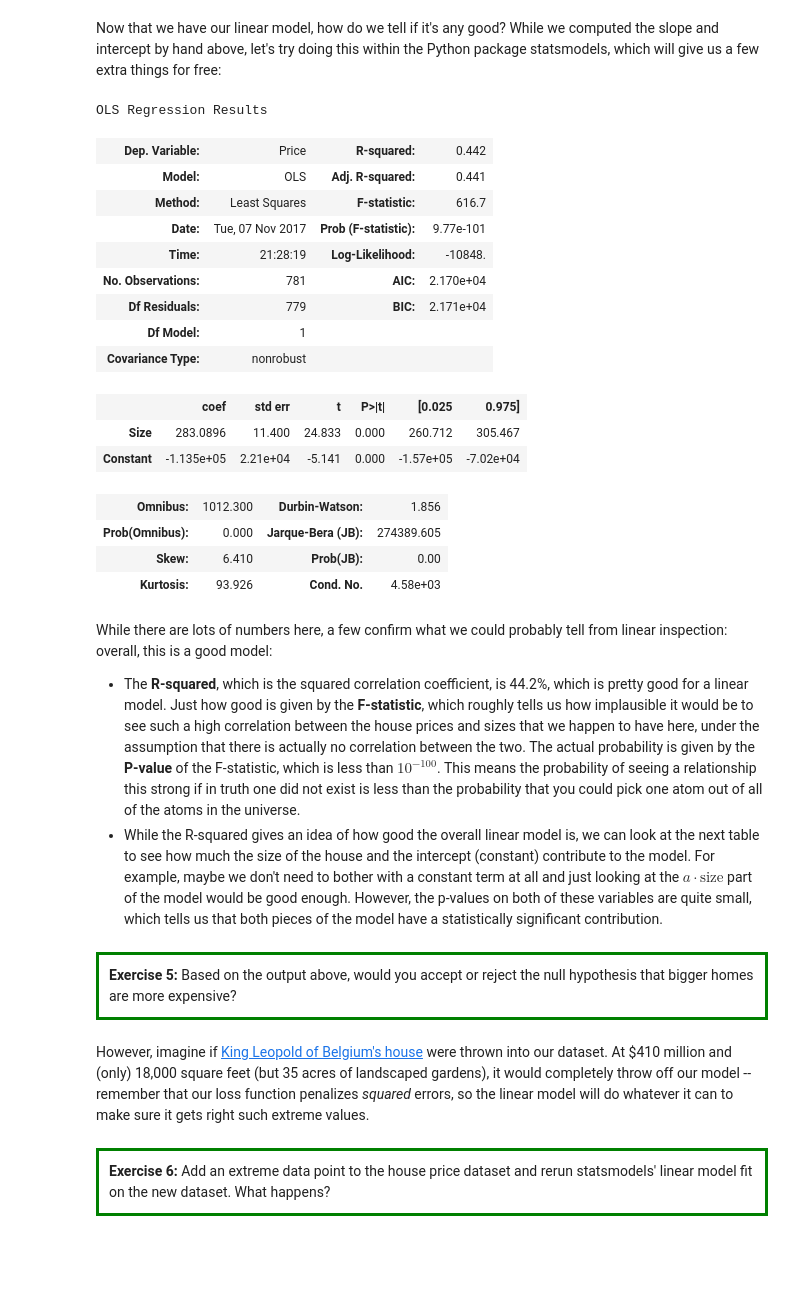
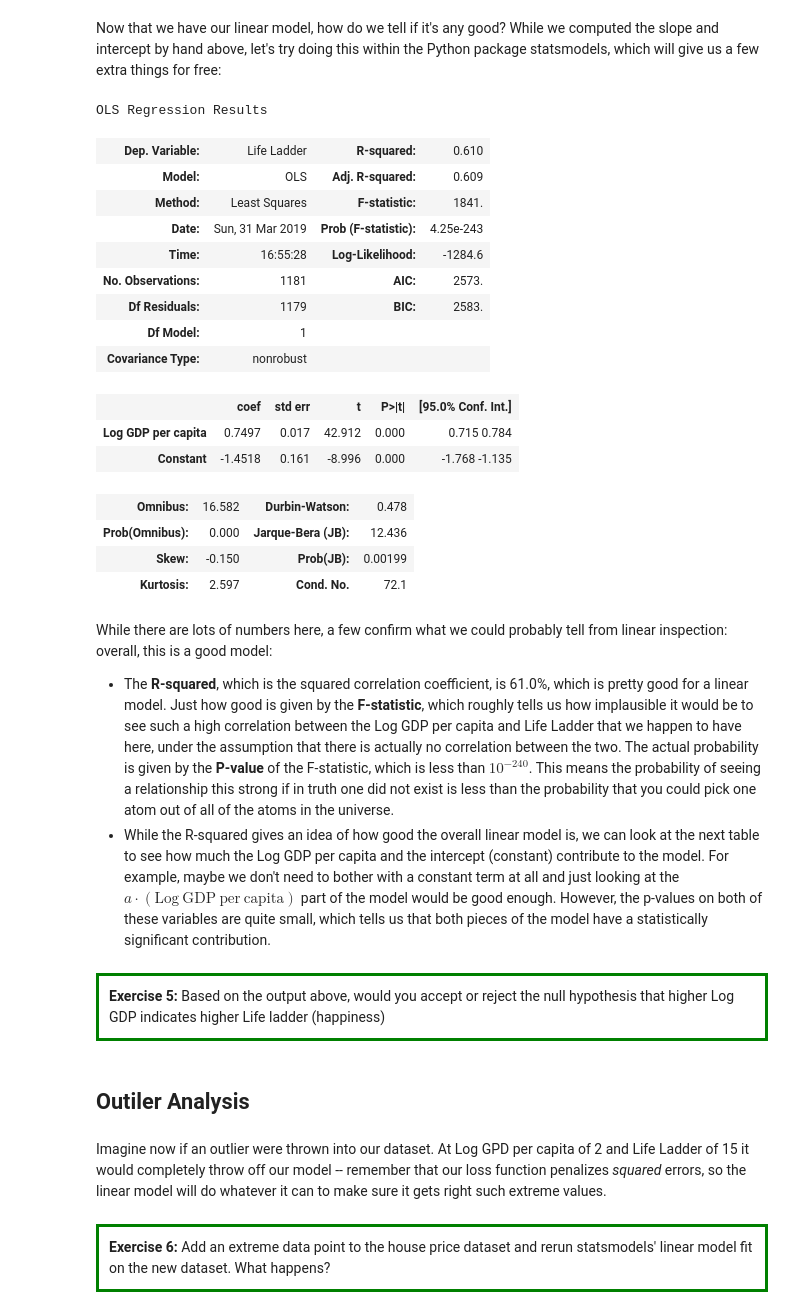
Before and after one commit to haroldfox/ts-stuy-2019, a Jupyter notebook: notebooks/05_linear_regression.ipynb, the cells around one changed output. Cells and saved outputs as stored; diff of their text form; code cells hidden in the pictures; blank space fills up the shorter version.

```diff
--- a/notebooks/05_linear_regression.ipynb
+++ b/notebooks/05_linear_regression.ipynb
@@ -26,4 +28,5 @@ In this class, we'll look at a basic dataset of home prices, derived from actual
 # %%
-data = pd.read_csv("../datasets/real_estate.csv")
+data = pd.read_csv("../datasets/world_happiness_report_2018.csv")
+data = data.dropna()
 data.head()
 # %% [output]
@@ -272,37 +316,39 @@ Now that we have our linear model, how do we tell if it's any good?  While we co
 # %%
 import statsmodels.api as sm
 data["Constant"] = 1
-m = sm.OLS(data["Price"], data[["Size", "Constant"]]).fit()
+m = sm.OLS(data["Life Ladder"], data[["Log GDP per capita", "Constant"]]).fit()
 m.summary()
 # %% [output]
 OLS Regression Results
-| Dep. Variable: | Price | R-squared: | 0.442 |
-| Model: | OLS | Adj. R-squared: | 0.441 |
-| Method: | Least Squares | F-statistic: | 616.7 |
-| Date: | Tue, 07 Nov 2017 | Prob (F-statistic): | 9.77e-101 |
-| Time: | 21:28:19 | Log-Likelihood: | -10848. |
-| No. Observations: | 781 | AIC: | 2.170e+04 |
-| Df Residuals: | 779 | BIC: | 2.171e+04 |
+| Dep. Variable: | Life Ladder | R-squared: | 0.610 |
+| Model: | OLS | Adj. R-squared: | 0.609 |
+| Method: | Least Squares | F-statistic: | 1841. |
+| Date: | Sun, 31 Mar 2019 | Prob (F-statistic): | 4.25e-243 |
+| Time: | 16:55:28 | Log-Likelihood: | -1284.6 |
+| No. Observations: | 1181 | AIC: | 2573. |
+| Df Residuals: | 1179 | BIC: | 2583. |
 | Df Model: | 1 |  |  |
 | Covariance Type: | nonrobust |  |  |
-|  | coef | std err | t | P>|t| | [0.025 | 0.975] |
-| Size | 283.0896 | 11.400 | 24.833 | 0.000 | 260.712 | 305.467 |
-| Constant | -1.135e+05 | 2.21e+04 | -5.141 | 0.000 | -1.57e+05 | -7.02e+04 |
+|  | coef | std err | t | P>|t| | [95.0% Conf. Int.] |
+| Log GDP per capita | 0.7497 | 0.017 | 42.912 | 0.000 | 0.715 0.784 |
+| Constant | -1.4518 | 0.161 | -8.996 | 0.000 | -1.768 -1.135 |
-| Omnibus: | 1012.300 | Durbin-Watson: | 1.856 |
-| Prob(Omnibus): | 0.000 | Jarque-Bera (JB): | 274389.605 |
-| Skew: | 6.410 | Prob(JB): | 0.00 |
-| Kurtosis: | 93.926 | Cond. No. | 4.58e+03 |
+| Omnibus: | 16.582 | Durbin-Watson: | 0.478 |
+| Prob(Omnibus): | 0.000 | Jarque-Bera (JB): | 12.436 |
+| Skew: | -0.150 | Prob(JB): | 0.00199 |
+| Kurtosis: | 2.597 | Cond. No. | 72.1 |
 # %% [markdown]
 While there are lots of numbers here, a few confirm what we could probably tell from linear inspection: overall, this is a good model:
 
-- The <b>R-squared</b>, which is the squared correlation coefficient, is 44.2%, which is pretty good for a linear model.  Just how good is given by the <b>F-statistic</b>, which roughly tells us how implausible it would be to see such a high correlation between the house prices and sizes that we happen to have here, under the assumption that there is actually no correlation between the two.  The actual probability is given by the <b>P-value</b> of the F-statistic, which is less than $10^{-100}$.  This means the probability of seeing a relationship this strong if in truth one did not exist is less than the probability that you could pick one atom out of all of the atoms in the universe.
-- While the R-squared gives an idea of how good the overall linear model is, we can look at the next table to see how much the size of the house and the intercept (constant) contribute to the model.  For example, maybe we don't need to bother with a constant term at all and just looking at the $a \cdot \mathrm{size}$ part of the model would be good enough.  However, the p-values on both of these variables are quite small, which tells us that both pieces of the model have a statistically significant contribution.
+- The <b>R-squared</b>, which is the squared correlation coefficient, is 61.0%, which is pretty good for a linear model.  Just how good is given by the <b>F-statistic</b>, which roughly tells us how implausible it would be to see such a high correlation between the Log GDP per capita and Life Ladder that we happen to have here, under the assumption that there is actually no correlation between the two.  The actual probability is given by the <b>P-value</b> of the F-statistic, which is less than $10^{-240}$.  This means the probability of seeing a relationship this strong if in truth one did not exist is less than the probability that you could pick one atom out of all of the atoms in the universe.
+- While the R-squared gives an idea of how good the overall linear model is, we can look at the next table to see how much the Log GDP per capita and the intercept (constant) contribute to the model.  For example, maybe we don't need to bother with a constant term at all and just looking at the $a \cdot \mathrm{(Log\ GDP\ per\ capita)}$ part of the model would be good enough.  However, the p-values on both of these variables are quite small, which tells us that both pieces of the model have a statistically significant contribution.
 # %% [markdown]
 <div style="border: 3px solid green; padding: 10px">
-  <b>Exercise 5:</b> Based on the output above, would you accept or reject the null hypothesis that bigger homes are more expensive?
+  <b>Exercise 5:</b> Based on the output above, would you accept or reject the null hypothesis that higher Log GDP indicates higher Life ladder (happiness)
 </div>
+# %% [markdown]
+## Outiler Analysis
 # %% [markdown]
-However, imagine if <a href="http://www.cnn.com/style/article/worlds-most-expensive-home-villa-les-cedres/index.html">King Leopold of Belgium's house</a> were thrown into our dataset.  At $410 million and (only) 18,000 square feet (but 35 acres of landscaped gardens), it would completely throw off our model -- remember that our loss function penalizes <i>squared</i> errors, so the linear model will do whatever it can to make sure it gets right such extreme values.
+Imagine now if an outlier were thrown into our dataset.  At Log GPD per capita of 2 and Life Ladder of 15 it would completely throw off our model -- remember that our loss function penalizes <i>squared</i> errors, so the linear model will do whatever it can to make sure it gets right such extreme values.
 # %% [markdown]
 <div style="border: 3px solid green; padding: 10px">
   <b>Exercise 6:</b> Add an extreme data point to the house price dataset and rerun statsmodels' linear model fit on the new dataset.  What happens?
```
Also changed, not shown: parts of 54 cells of this notebook, 1 other file.
